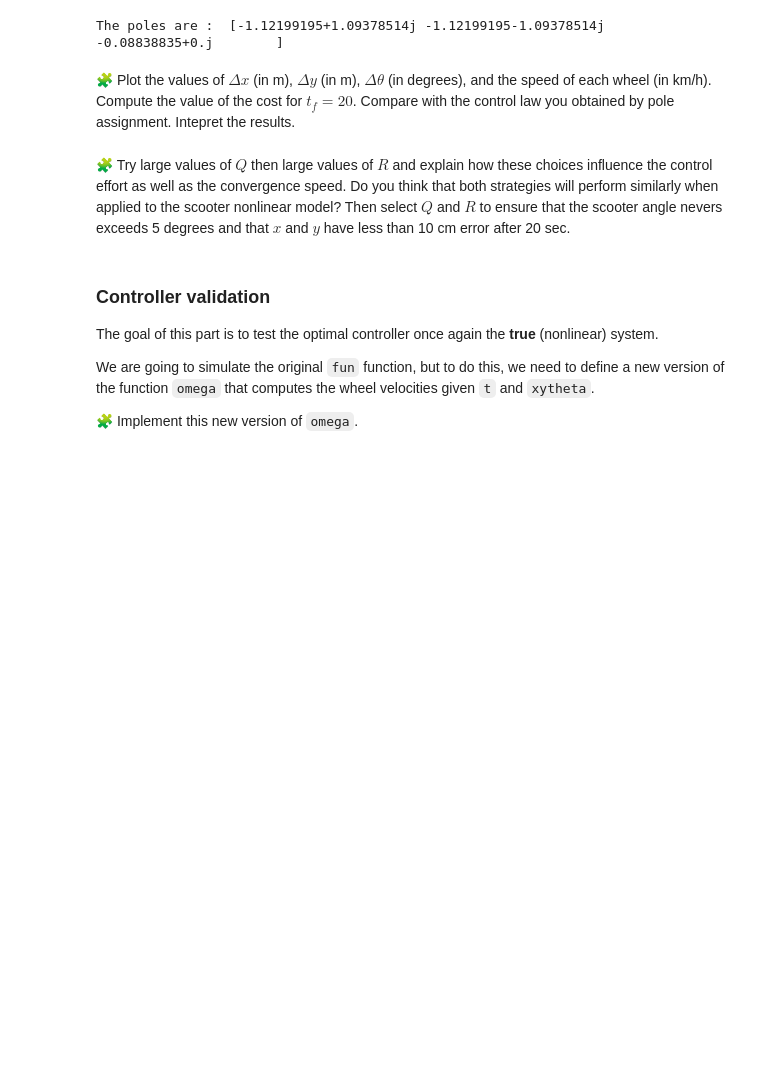
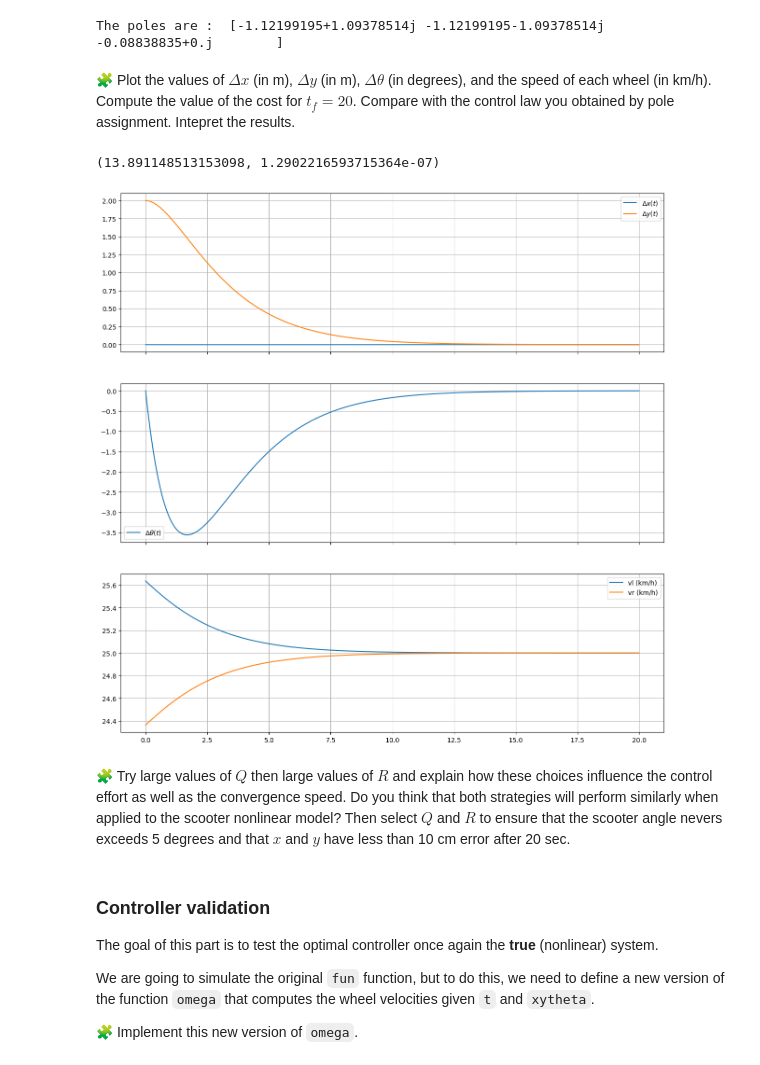
Before and after one commit to Youssef-ADOUIRI/control-engineering-with-python-project-2023-2024, a Jupyter notebook: Project-part-3.ipynb, the cells around one changed output. Saved outputs shown, nothing was run; the diff lists cells and outputs as text; code cells hidden in the pictures; blank space fills up the shorter version.

```diff
--- a/Project-part-3.ipynb
+++ b/Project-part-3.ipynb
@@ -773,3 +771,36 @@ pass
+# %%
+tf = 20
+
+#plots
+t = linspace(0.0,tf, 1000)
+dx, dy, dtheta = results["sol"](t)
+fig=figure(figsize=(15, 15))
+ax1, ax2, ax3 = fig.subplots(3, 1, sharex=True)
+ax1.grid(True)
+ax1.plot(t, dx, label="$\Delta x(t)$")
+ax1.plot(t, dy, label="$\Delta y(t)$")
+ax1.legend()
+ax2.grid(True)
+ax2.plot(t, dtheta*180/pi, label=r"$\Delta\theta(t)$")
+ax2.legend()
+
+dX = results["sol"](t)
+dOmega = -K@dX
+dOmega_l = dOmega[0,:]
+dOmega_r = dOmega[1,:]
+omega_l = dOmega_l +v/r
+omega_r = dOmega_r +v/r
+
+ax3.plot(t,omega_l*r*3.6, label=r"vl (km/h)")
+ax3.plot(t,omega_r*r*3.6, label=r"vr (km/h)")
+ax3.legend()
+ax3.grid()
+
+#compute cost
+print(Compute_cost(deltaX, deltaOmega))
+# %% [output]
+(13.891148513153098, 1.2902216593715364e-07)
+[figure, added]
 # %% [markdown]
 🧩 Try large values of $Q$ then large values of $R$ and explain how these choices influence the control effort as well as the convergence speed. Do you think that both strategies will perform similarly when applied to the scooter nonlinear model? Then select $Q$ and $R$ to ensure that the scooter angle nevers exceeds 5 degrees and that $x$ and $y$ have less than 10 cm error after 20 sec.
 # %%
```
Also changed, not shown: parts of 8 cells of this notebook.
